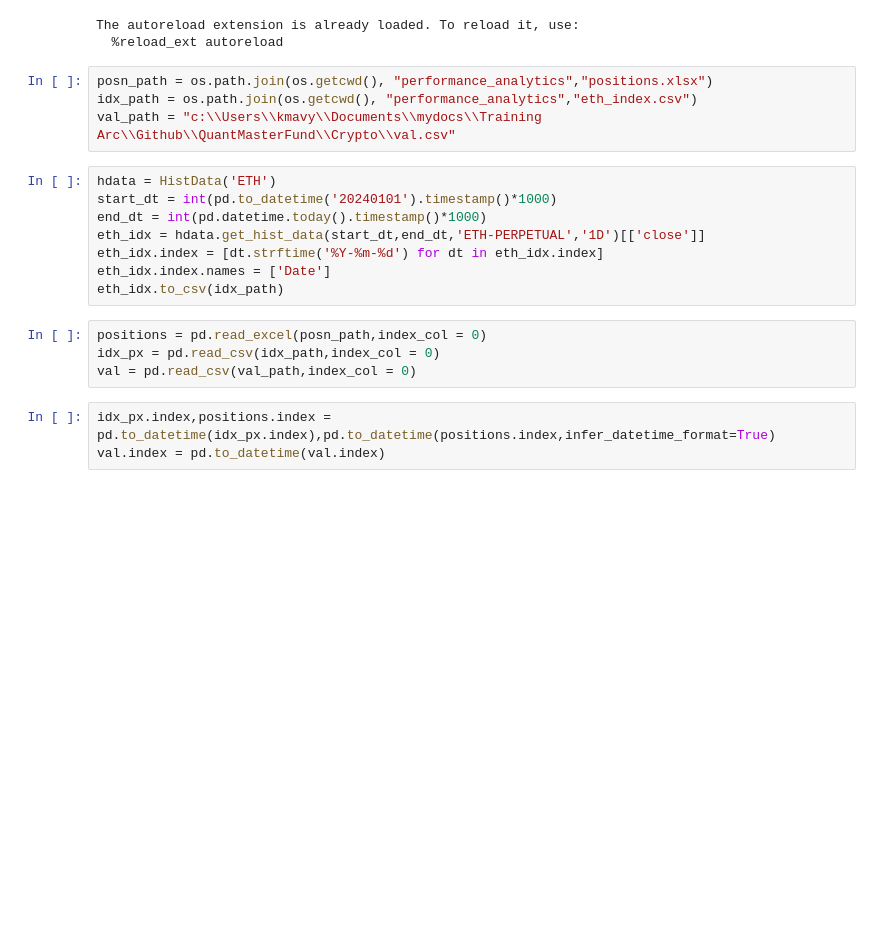
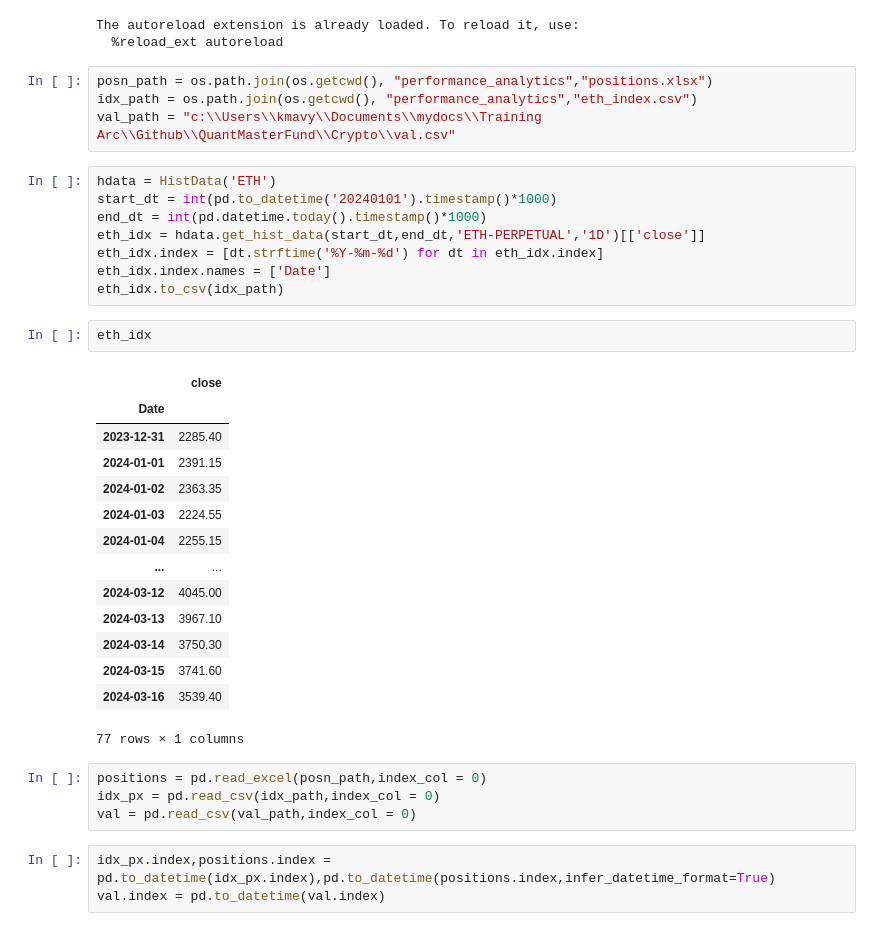
Before and after one commit to kmavyrle/QuantMasterFund, a Jupyter notebook: Crypto/TacticalBetaConvexity/test.ipynb, the cells around one changed output. Cells and saved outputs as stored; diff of their text form; blank space fills up the shorter version.

```diff
--- a/Crypto/TacticalBetaConvexity/test.ipynb
+++ b/Crypto/TacticalBetaConvexity/test.ipynb
@@ -44,6 +44,23 @@ eth_idx = hdata.get_hist_data(start_dt,end_dt,'ETH-PERPETUAL','1D')[['close']]
 eth_idx.index = [dt.strftime('%Y-%m-%d') for dt in eth_idx.index]
 eth_idx.index.names = ['Date']
 eth_idx.to_csv(idx_path)
+# %%
+eth_idx
+# %% [output]
+|  | close |
+| Date |  |
+| 2023-12-31 | 2285.40 |
+| 2024-01-01 | 2391.15 |
+| 2024-01-02 | 2363.35 |
+| 2024-01-03 | 2224.55 |
+| 2024-01-04 | 2255.15 |
+| ... | ... |
+| 2024-03-12 | 4045.00 |
+| 2024-03-13 | 3967.10 |
+| 2024-03-14 | 3750.30 |
+| 2024-03-15 | 3741.60 |
+| 2024-03-16 | 3539.40 |
+77 rows × 1 columns
 # %%
 positions = pd.read_excel(posn_path,index_col = 0)
 idx_px = pd.read_csv(idx_path,index_col = 0)
```
Also changed, not shown: parts of 14 cells of this notebook, 4 other files.
